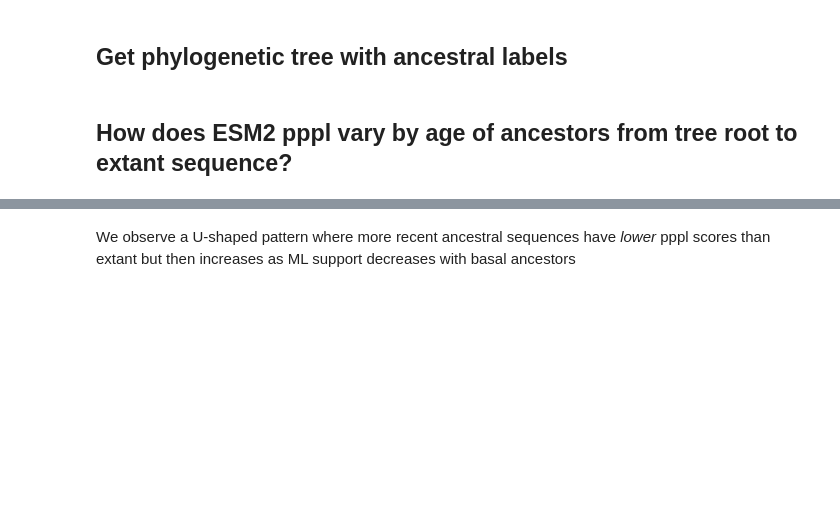
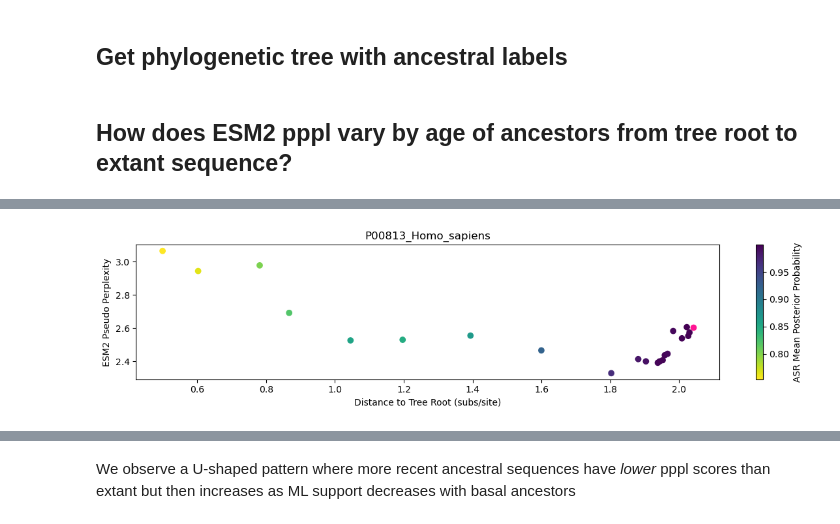
Before and after one commit to Arcadia-Science/2025-asr-plms, a Jupyter notebook: analyze_asr_esm2_complete.ipynb, the cells around one changed output, grey strips where cells are left out. Cells and saved outputs as stored; diff of their text form; code cells hidden in the pictures; blank space fills up the shorter version.

Commit message:
Cleaning up notebook

```diff
--- a/analyze_asr_esm2_complete.ipynb
+++ b/analyze_asr_esm2_complete.ipynb
@@ -67,0 +48,18 @@ all_scores
+# %%
+import pandas as pd
+import json
+import numpy as np
+
+# Import ADA1 sequences scored for ESM2 pppl
+#all_scores = pd.read_csv('ADA1_all_esm2_scores.csv')
+all_scores = pd.read_csv('/Users/isabel/Documents/ASR/temp_asr_plm/ADA1_all_650M_ids.csv')
+all_scores = all_scores[['sequence_id', 'sequence', 'pseudo_perplexity']]
+
+# Retrieve ML posterior probabilities from ASR run
+ml_probs_json = 'ASR_notebook/ADA1_ASR/posterior_probabilities_no_gaps.json'
+
+with open(ml_probs_json) as f:
+    probs_dict = json.load(f)
+
+all_scores['ML prob'] = all_scores['sequence_id'].apply(
+    lambda x: np.mean([max(x) for x in probs_dict[x]]) if x in probs_dict else np.nan)
@@ -70,6 +86,6 @@ all_scores
 # %%
 from Bio import Phylo
 
-tree_file = "/Users/isabel/Documents/ASR/ADA1_ASR/022525_run/ancestor_tree.txt"
+tree_file = "ASR_notebook/ADA1_ASR/ancestor_tree.txt"
 tree = Phylo.read(tree_file, "newick")
 # %%
@@ -102,74 +97,8 @@ all_scores['bl_to_root'] = all_scores['sequence_id'].apply(lambda x: calc_branch
 # %%
 import matplotlib.pyplot as plt
+from data_processing import get_node_labels_leaf_to_root
+from data_processing import plot_evo_path
 
-def get_node_labels_leaf_to_root(tree, leaf_name):
-    """
-    Retrieves the node labels along the path from a given leaf to the root.
-
-    Parameters:
-        tree (Phylo.BaseTree.Tree): The phylogenetic tree.
-        leaf_name (str): The name of the leaf node.
-
-    Returns:
-        list: A list of node labels from leaf to root.
-    """
-    # Find the leaf
-    leaf = tree.find_any(name=leaf_name)
-    if leaf is None:
-        print(f"Leaf {leaf_name} not found.")
-        return []
-
-    # Traverse from leaf to root
-    labels = []
-    path = tree.get_path(leaf)  # Returns list of clades from root to the leaf
-
-    # Go in reverse to get from leaf to root
-    for node in reversed(path):
-        label = getattr(node, "confidence", None) or getattr(node, "name", None)
-        labels.append(label)
-
-    return ['node' + str(x) for x in labels[1:]]
-
-def plot_evo_path(scores_df, tree, leaf_name, labels = False):
-    these_nodes = get_node_labels_leaf_to_root(tree, leaf_name)
-
-    # Subset the relevant data
-    for_plot = scores_df[scores_df['sequence_id'].isin(these_nodes)]
-
-    plt.figure(figsize=(12, 3))
-
-    # Scatter plot with color representing ML probability
-    scatter = plt.scatter(
-        for_plot['bl_to_root'],
-        for_plot['pseudo_perplexity'],
-        c=for_plot['ML prob'],
-        cmap='viridis_r',
-        marker='o'
-    )
-
-    #Add labels for each point using the sequence_id
-    if labels == True:
-        for i, row in for_plot.iterrows():
-            plt.text(
-                row['bl_to_root'],
-                row['pseudo_perplexity'],
-                row['sequence_id'],
-                fontsize=9,
-                ha='right',
-                va='bottom'
-            )
-
-    # Add the leaf point in pink
-    x = calc_branch_length_to_root_leaf(tree, leaf_name)
-    y = scores_df[scores_df['sequence_id'] == leaf_name]['pseudo_perplexity'].to_list()[0]
-    plt.scatter(x, y, color='deeppink', label='Leaf', zorder=10)
-
-    # Add colorbar
-    plt.colorbar(scatter, label='ASR Mean Posterior Probability')
-
-    # Labels and layout
-    plt.xlabel('Distance to Tree Root (subs/site)')
-    plt.ylabel('ESM2 Pseudo Perplexity')
-    plt.title(leaf_name)
-    plt.tight_layout()
-    plt.show()
+plot_evo_path(all_scores, tree, 'P00813_Homo_sapiens')
+# %% [output]
+[figure, added]
```
Also changed, not shown: parts of 40 cells of this notebook.
